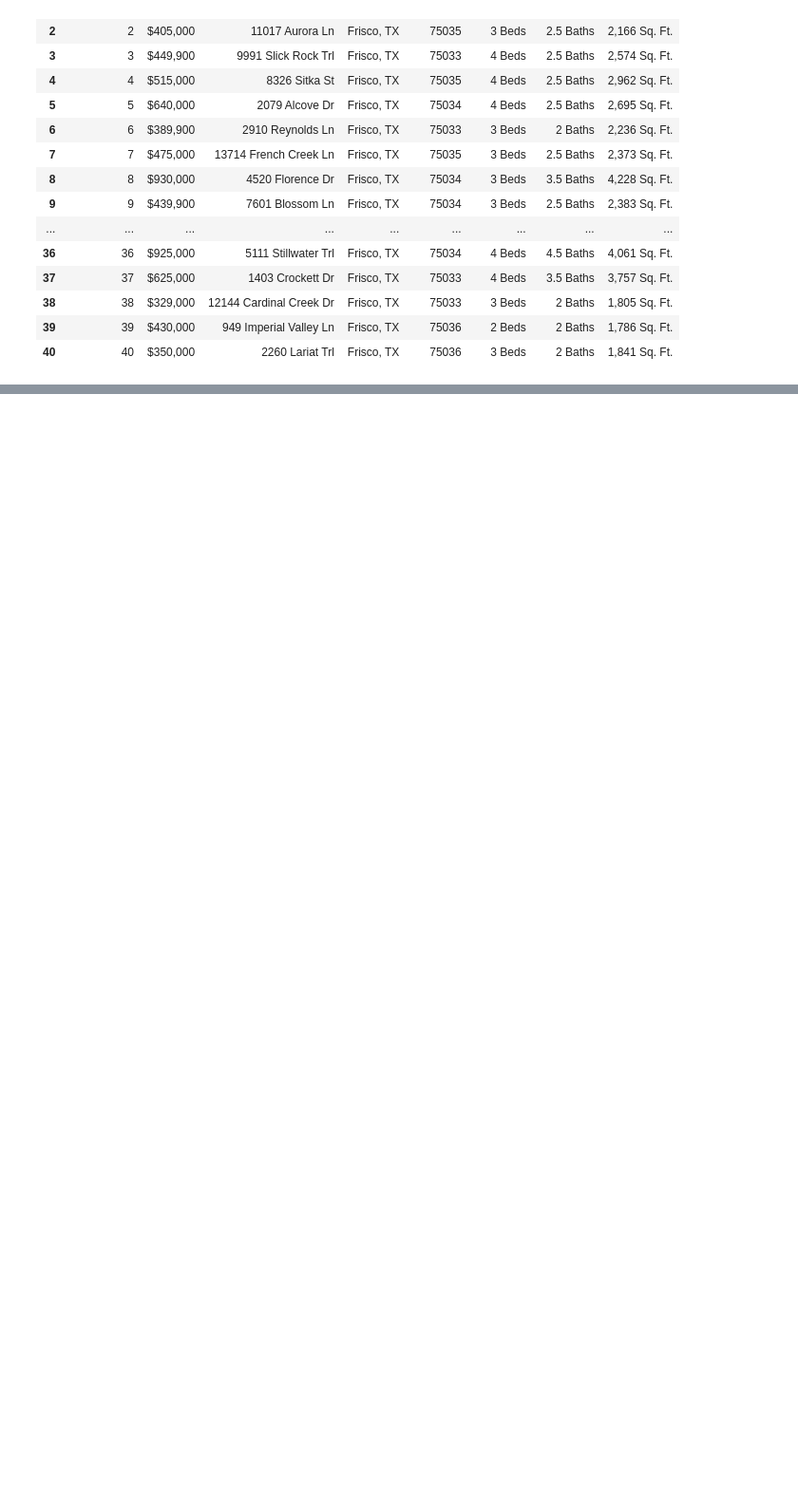
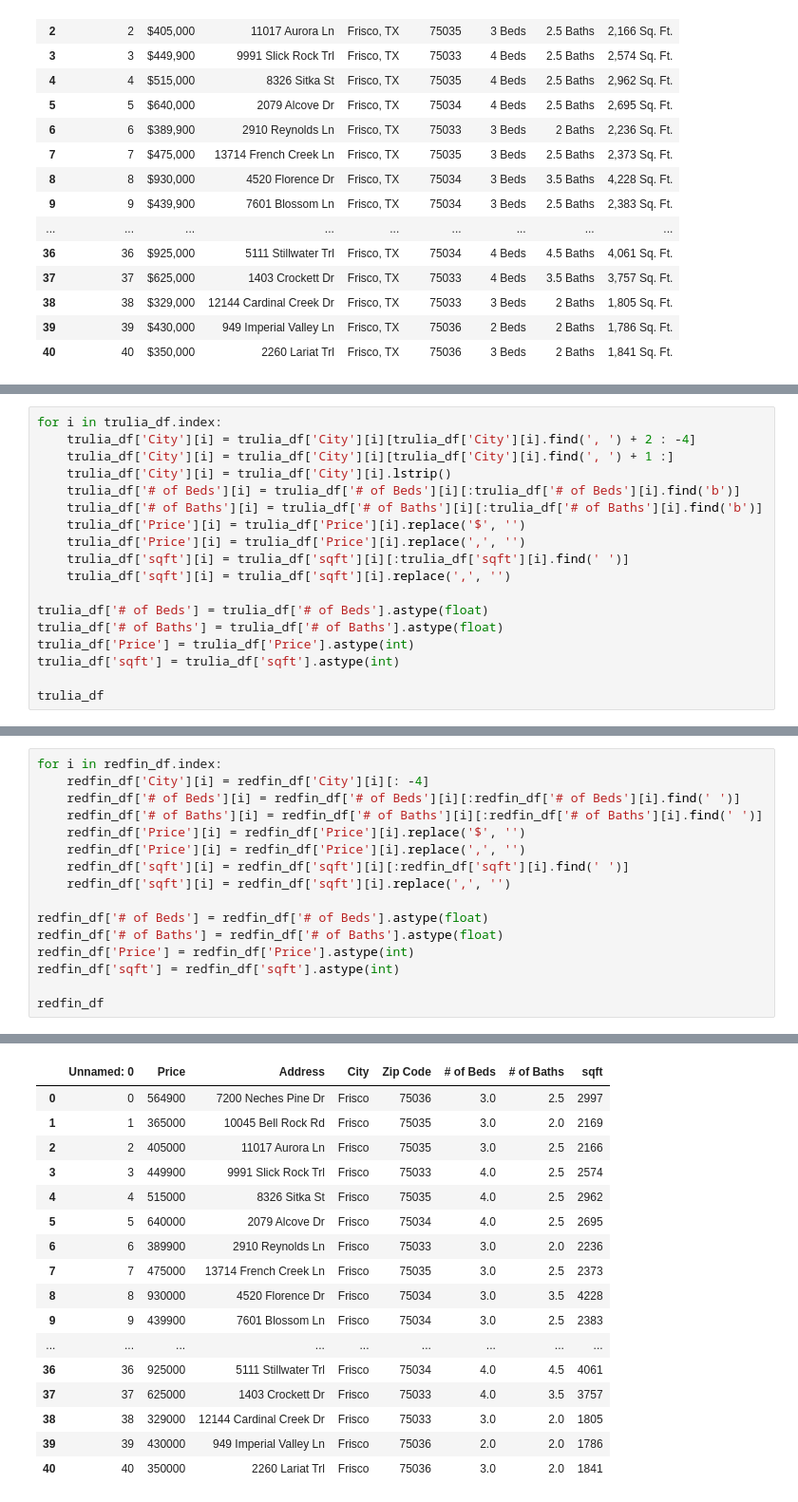
Before and after one commit to TracL/ETL-project, a Jupyter notebook: DataCleaning.ipynb, the cells around one changed output, grey strips where cells are left out. Shown at 95% size. Saved outputs shown, nothing was run; the diff lists cells and outputs as text; blank space fills up the shorter version.

```diff
--- a/DataCleaning.ipynb
+++ b/DataCleaning.ipynb
@@ -140,0 +113,18 @@ hf_df.loc[hf_df['Price'] < 10000]
+# %%
+for i in trulia_df.index:
+    trulia_df['City'][i] = trulia_df['City'][i][trulia_df['City'][i].find(', ') + 2 : -4]
+    trulia_df['City'][i] = trulia_df['City'][i][trulia_df['City'][i].find(', ') + 1 :]
+    trulia_df['City'][i] = trulia_df['City'][i].lstrip()
+    trulia_df['# of Beds'][i] = trulia_df['# of Beds'][i][:trulia_df['# of Beds'][i].find('b')]
+    trulia_df['# of Baths'][i] = trulia_df['# of Baths'][i][:trulia_df['# of Baths'][i].find('b')]
+    trulia_df['Price'][i] = trulia_df['Price'][i].replace('$', '')
+    trulia_df['Price'][i] = trulia_df['Price'][i].replace(',', '')
+    trulia_df['sqft'][i] = trulia_df['sqft'][i][:trulia_df['sqft'][i].find(' ')]
+    trulia_df['sqft'][i] = trulia_df['sqft'][i].replace(',', '')
+
+trulia_df['# of Beds'] = trulia_df['# of Beds'].astype(float)
+trulia_df['# of Baths'] = trulia_df['# of Baths'].astype(float)
+trulia_df['Price'] = trulia_df['Price'].astype(int)
+trulia_df['sqft'] = trulia_df['sqft'].astype(int)
+
+trulia_df
@@ -140,0 +162,17 @@ hf_df.loc[hf_df['Price'] < 10000]
+# %%
+for i in redfin_df.index:
+    redfin_df['City'][i] = redfin_df['City'][i][: -4]
+    redfin_df['# of Beds'][i] = redfin_df['# of Beds'][i][:redfin_df['# of Beds'][i].find(' ')]
+    redfin_df['# of Baths'][i] = redfin_df['# of Baths'][i][:redfin_df['# of Baths'][i].find(' ')]
+    redfin_df['Price'][i] = redfin_df['Price'][i].replace('$', '')
+    redfin_df['Price'][i] = redfin_df['Price'][i].replace(',', '')
+    redfin_df['sqft'][i] = redfin_df['sqft'][i][:redfin_df['sqft'][i].find(' ')]
+    redfin_df['sqft'][i] = redfin_df['sqft'][i].replace(',', '')
+
+redfin_df['# of Beds'] = redfin_df['# of Beds'].astype(float)
+redfin_df['# of Baths'] = redfin_df['# of Baths'].astype(float)
+redfin_df['Price'] = redfin_df['Price'].astype(int)
+redfin_df['sqft'] = redfin_df['sqft'].astype(int)
+
+redfin_df
+# %% [output]
@@ -140,0 +196,17 @@ hf_df.loc[hf_df['Price'] < 10000]
+|  | Unnamed: 0 | Price | Address | City | Zip Code | # of Beds | # of Baths | sqft |
+| 0 | 0 | 564900 | 7200 Neches Pine Dr | Frisco | 75036 | 3.0 | 2.5 | 2997 |
+| 1 | 1 | 365000 | 10045 Bell Rock Rd | Frisco | 75035 | 3.0 | 2.0 | 2169 |
+| 2 | 2 | 405000 | 11017 Aurora Ln | Frisco | 75035 | 3.0 | 2.5 | 2166 |
+| 3 | 3 | 449900 | 9991 Slick Rock Trl | Frisco | 75033 | 4.0 | 2.5 | 2574 |
+| 4 | 4 | 515000 | 8326 Sitka St | Frisco | 75035 | 4.0 | 2.5 | 2962 |
+| 5 | 5 | 640000 | 2079 Alcove Dr | Frisco | 75034 | 4.0 | 2.5 | 2695 |
+| 6 | 6 | 389900 | 2910 Reynolds Ln | Frisco | 75033 | 3.0 | 2.0 | 2236 |
+| 7 | 7 | 475000 | 13714 French Creek Ln | Frisco | 75035 | 3.0 | 2.5 | 2373 |
+| 8 | 8 | 930000 | 4520 Florence Dr | Frisco | 75034 | 3.0 | 3.5 | 4228 |
+| 9 | 9 | 439900 | 7601 Blossom Ln | Frisco | 75034 | 3.0 | 2.5 | 2383 |
+| ... | ... | ... | ... | ... | ... | ... | ... | ... |
+| 36 | 36 | 925000 | 5111 Stillwater Trl | Frisco | 75034 | 4.0 | 4.5 | 4061 |
+| 37 | 37 | 625000 | 1403 Crockett Dr | Frisco | 75033 | 4.0 | 3.5 | 3757 |
+| 38 | 38 | 329000 | 12144 Cardinal Creek Dr | Frisco | 75033 | 3.0 | 2.0 | 1805 |
+| 39 | 39 | 430000 | 949 Imperial Valley Ln | Frisco | 75036 | 2.0 | 2.0 | 1786 |
+| 40 | 40 | 350000 | 2260 Lariat Trl | Frisco | 75036 | 3.0 | 2.0 | 1841 |
```
Also changed, not shown: parts of 13 cells of this notebook, 4 other files.
